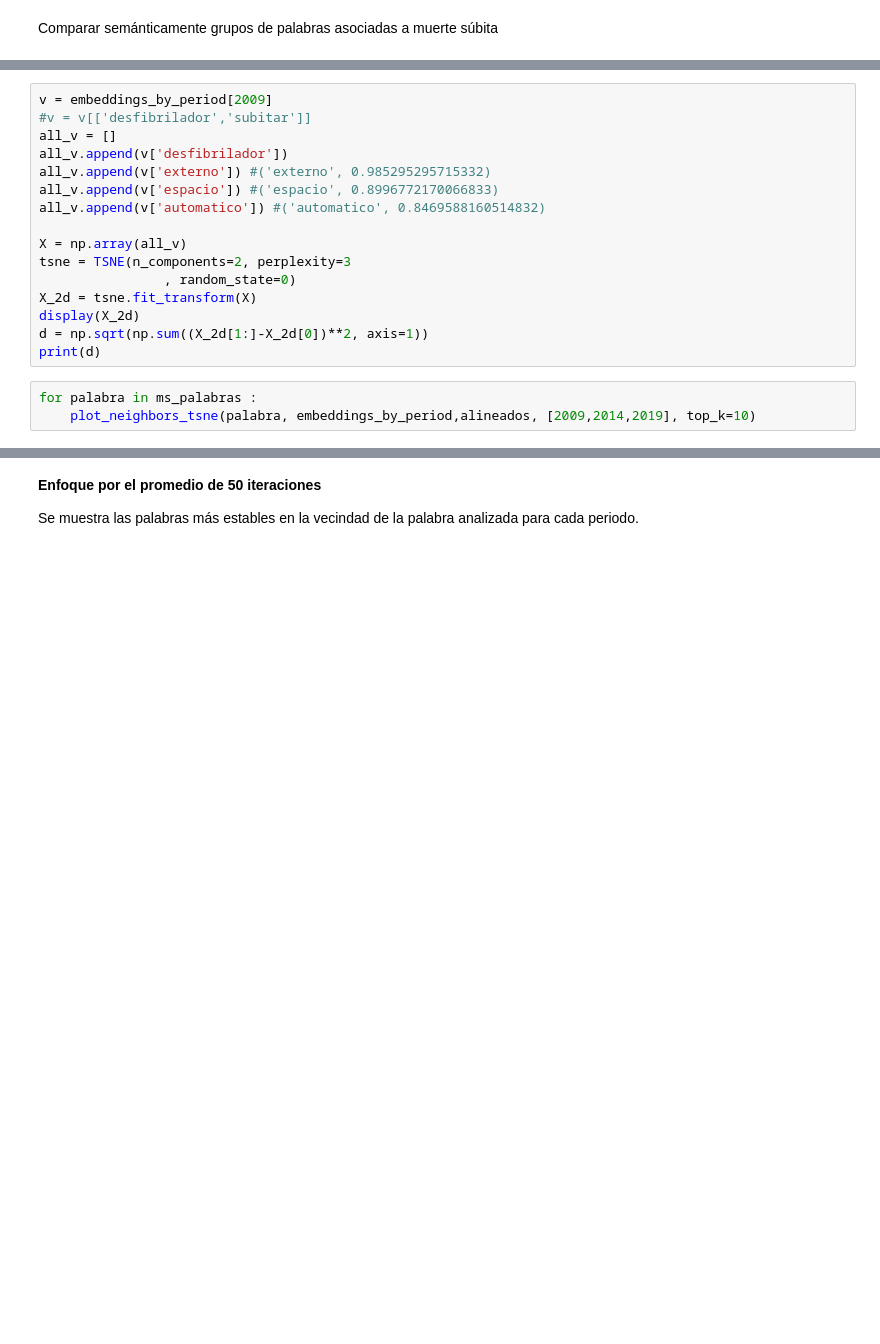
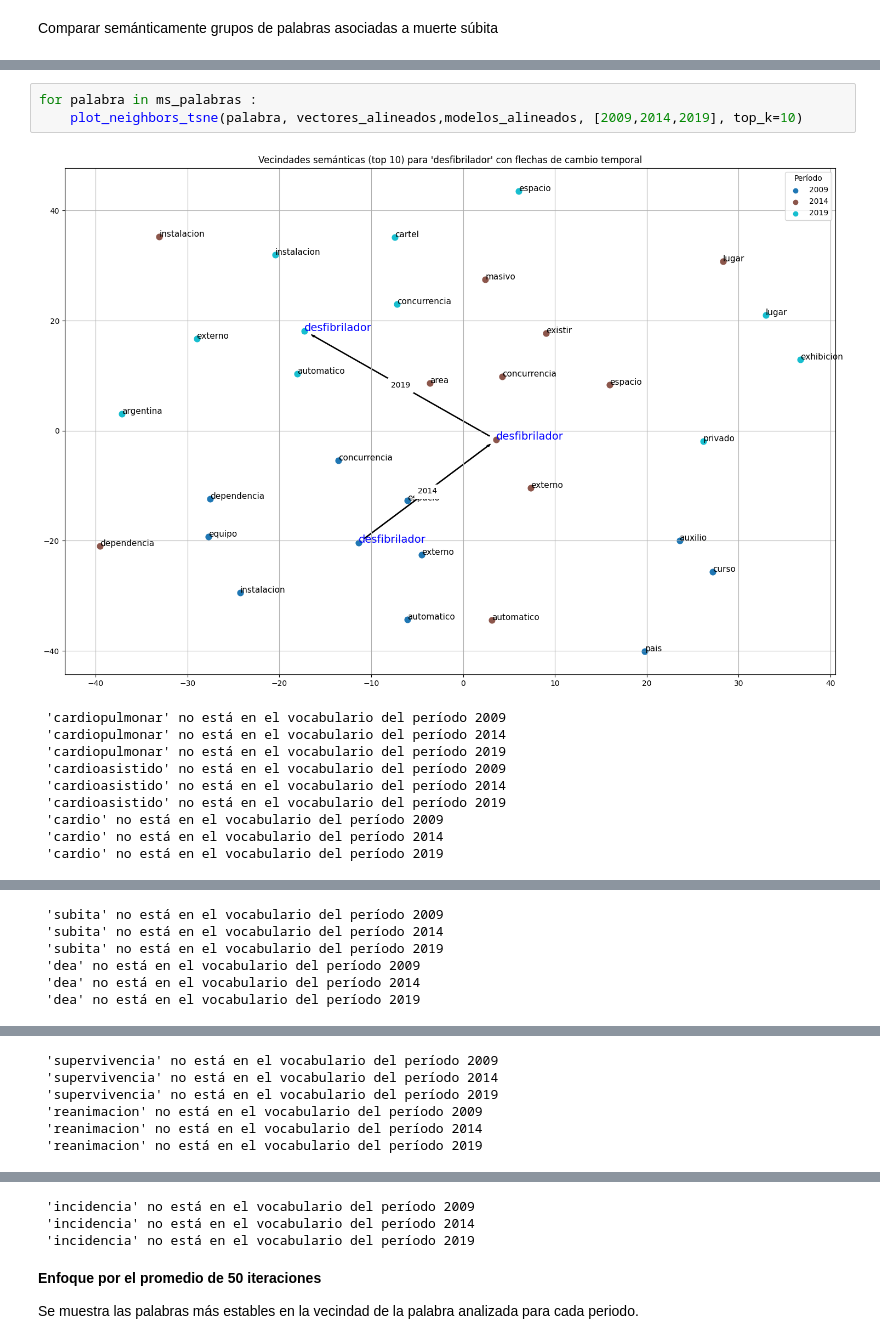
Before and after one commit to AmaliaGuaymasCanavire/iamas_iniciativasleg_salud, a Jupyter notebook: src/notebooks/5.3.contexto_cambio_semantico-muerte_subita.ipynb, the cells around one changed output, grey strips where cells are left out. Drawn from its saved outputs; the diff is of its cells as text; blank space fills up the shorter version.

```diff
--- a/src/notebooks/5.3.contexto_cambio_semantico-muerte_subita.ipynb
+++ b/src/notebooks/5.3.contexto_cambio_semantico-muerte_subita.ipynb
@@ -558,19 +634,14 @@ for i, period in enumerate([2009,2014,2019]):
-# %%
-v = embeddings_by_period[2009]
-#v = v[['desfibrilador','subitar']]
-all_v = []
-all_v.append(v['desfibrilador'])
-all_v.append(v['externo']) #('externo', 0.985295295715332)
-all_v.append(v['espacio']) #('espacio', 0.8996772170066833)
-all_v.append(v['automatico']) #('automatico', 0.8469588160514832)
-
-X = np.array(all_v)
-tsne = TSNE(n_components=2, perplexity=3
-                , random_state=0)
-X_2d = tsne.fit_transform(X)
-display(X_2d)
-d = np.sqrt(np.sum((X_2d[1:]-X_2d[0])**2, axis=1))
-print(d)
 # %%
 for palabra in ms_palabras :
-    plot_neighbors_tsne(palabra, embeddings_by_period,alineados, [2009,2014,2019], top_k=10)
+    plot_neighbors_tsne(palabra, vectores_alineados,modelos_alineados, [2009,2014,2019], top_k=10)
+# %% [output]
+[figure, added]
+ 'cardiopulmonar' no está en el vocabulario del período 2009
+ 'cardiopulmonar' no está en el vocabulario del período 2014
+ 'cardiopulmonar' no está en el vocabulario del período 2019
+ 'cardioasistido' no está en el vocabulario del período 2009
+ 'cardioasistido' no está en el vocabulario del período 2014
+ 'cardioasistido' no está en el vocabulario del período 2019
+ 'cardio' no está en el vocabulario del período 2009
+ 'cardio' no está en el vocabulario del período 2014
+ 'cardio' no está en el vocabulario del período 2019
@@ -576,0 +649,6 @@ for palabra in ms_palabras :
+ 'subita' no está en el vocabulario del período 2009
+ 'subita' no está en el vocabulario del período 2014
+ 'subita' no está en el vocabulario del período 2019
+ 'dea' no está en el vocabulario del período 2009
+ 'dea' no está en el vocabulario del período 2014
+ 'dea' no está en el vocabulario del período 2019
@@ -576,0 +674,6 @@ for palabra in ms_palabras :
+ 'supervivencia' no está en el vocabulario del período 2009
+ 'supervivencia' no está en el vocabulario del período 2014
+ 'supervivencia' no está en el vocabulario del período 2019
+ 'reanimacion' no está en el vocabulario del período 2009
+ 'reanimacion' no está en el vocabulario del período 2014
+ 'reanimacion' no está en el vocabulario del período 2019
@@ -577,3 +681,6 @@ for palabra in ms_palabras :
+ 'incidencia' no está en el vocabulario del período 2009
+ 'incidencia' no está en el vocabulario del período 2014
+ 'incidencia' no está en el vocabulario del período 2019
 # %% [markdown]
 **Enfoque por el promedio de 50 iteraciones**
 
```
Also changed, not shown: parts of 99 cells of this notebook, 1 other file.
